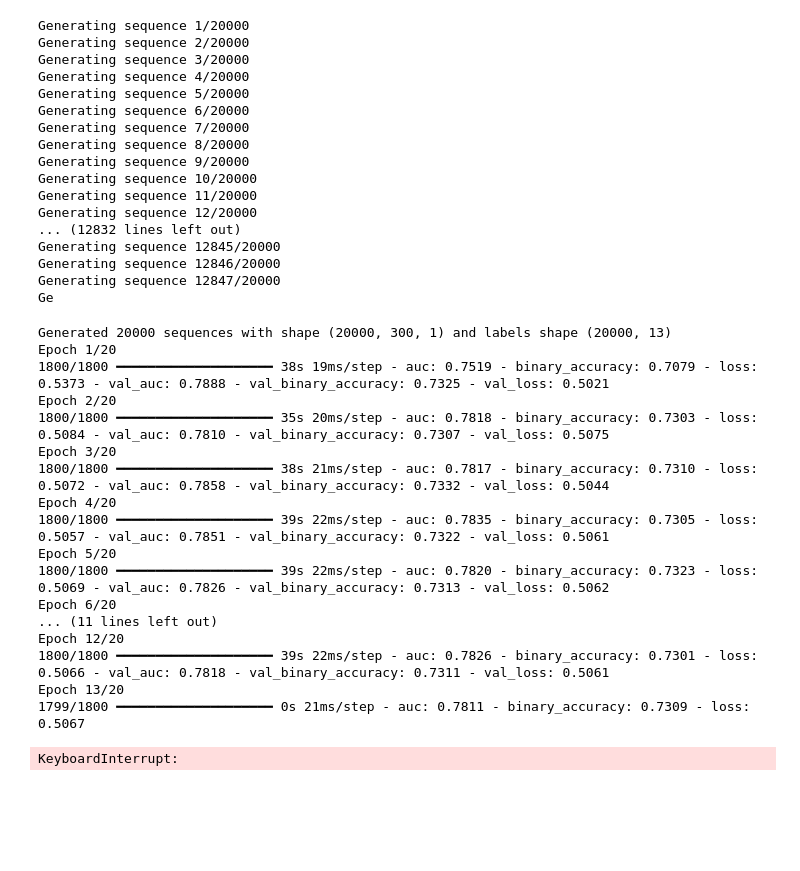
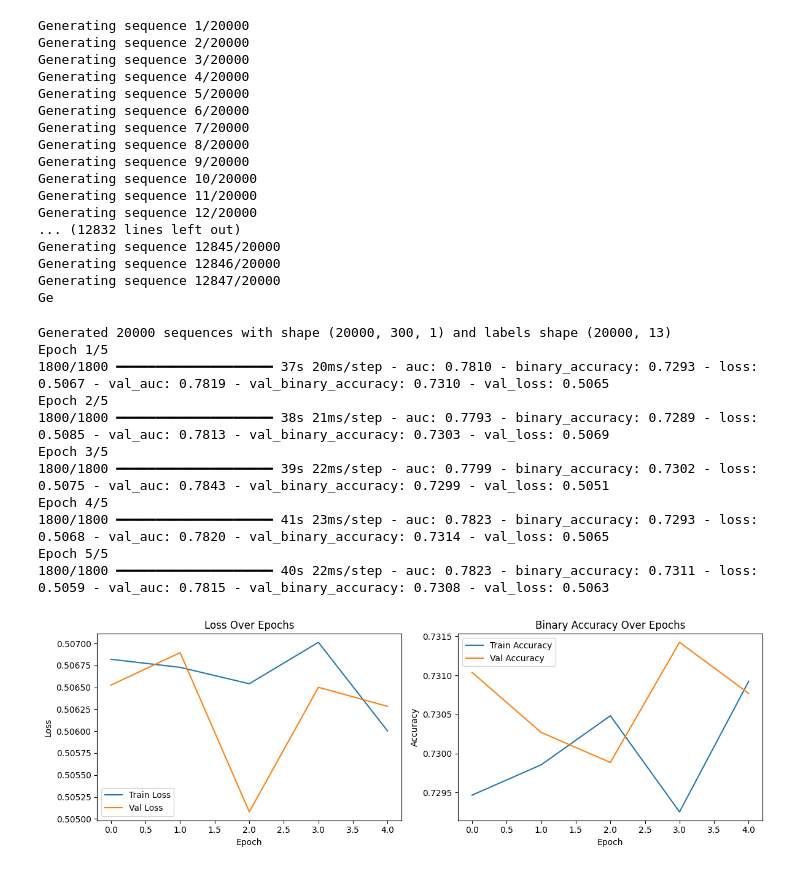
Before and after one commit to Prince5867/NILM_Project, a Jupyter notebook: Model/CNN/tf CNN model.ipynb, the cells around one changed output. Saved outputs shown, nothing was run; the diff lists cells and outputs as text; code cells hidden in the pictures; blank space fills up the shorter version.

Commit message:
added result visualization

```diff
--- a/Model/CNN/tf CNN model.ipynb
+++ b/Model/CNN/tf CNN model.ipynb
@@ -661,23 +661,42 @@ Generating sequence 12847/20000
 Ge
 # %%
 print(f"Generated {len(X)} sequences with shape {X.shape} and labels shape {Y.shape}")
-seq2point_model.fit(X, Y, epochs=20, batch_size=10, validation_split=0.1)
+history = seq2point_model.fit(X, Y, epochs=5, batch_size=10, validation_split=0.1)
 # %% [output]
 Generated 20000 sequences with shape (20000, 300, 1) and labels shape (20000, 13)
-Epoch 1/20
-1800/1800 ━━━━━━━━━━━━━━━━━━━━ 38s 19ms/step - auc: 0.7519 - binary_accuracy: 0.7079 - loss: 0.5373 - val_auc: 0.7888 - val_binary_accuracy: 0.7325 - val_loss: 0.5021
-Epoch 2/20
-1800/1800 ━━━━━━━━━━━━━━━━━━━━ 35s 20ms/step - auc: 0.7818 - binary_accuracy: 0.7303 - loss: 0.5084 - val_auc: 0.7810 - val_binary_accuracy: 0.7307 - val_loss: 0.5075
-Epoch 3/20
-1800/1800 ━━━━━━━━━━━━━━━━━━━━ 38s 21ms/step - auc: 0.7817 - binary_accuracy: 0.7310 - loss: 0.5072 - val_auc: 0.7858 - val_binary_accuracy: 0.7332 - val_loss: 0.5044
-Epoch 4/20
-1800/1800 ━━━━━━━━━━━━━━━━━━━━ 39s 22ms/step - auc: 0.7835 - binary_accuracy: 0.7305 - loss: 0.5057 - val_auc: 0.7851 - val_binary_accuracy: 0.7322 - val_loss: 0.5061
-Epoch 5/20
-1800/1800 ━━━━━━━━━━━━━━━━━━━━ 39s 22ms/step - auc: 0.7820 - binary_accuracy: 0.7323 - loss: 0.5069 - val_auc: 0.7826 - val_binary_accuracy: 0.7313 - val_loss: 0.5062
-Epoch 6/20
-... (11 lines left out)
-Epoch 12/20
-1800/1800 ━━━━━━━━━━━━━━━━━━━━ 39s 22ms/step - auc: 0.7826 - binary_accuracy: 0.7301 - loss: 0.5066 - val_auc: 0.7818 - val_binary_accuracy: 0.7311 - val_loss: 0.5061
-Epoch 13/20
-1799/1800 ━━━━━━━━━━━━━━━━━━━━ 0s 21ms/step - auc: 0.7811 - binary_accuracy: 0.7309 - loss: 0.5067
+Epoch 1/5
+1800/1800 ━━━━━━━━━━━━━━━━━━━━ 37s 20ms/step - auc: 0.7810 - binary_accuracy: 0.7293 - loss: 0.5067 - val_auc: 0.7819 - val_binary_accuracy: 0.7310 - val_loss: 0.5065
+Epoch 2/5
+1800/1800 ━━━━━━━━━━━━━━━━━━━━ 38s 21ms/step - auc: 0.7793 - binary_accuracy: 0.7289 - loss: 0.5085 - val_auc: 0.7813 - val_binary_accuracy: 0.7303 - val_loss: 0.5069
+Epoch 3/5
+1800/1800 ━━━━━━━━━━━━━━━━━━━━ 39s 22ms/step - auc: 0.7799 - binary_accuracy: 0.7302 - loss: 0.5075 - val_auc: 0.7843 - val_binary_accuracy: 0.7299 - val_loss: 0.5051
+Epoch 4/5
+1800/1800 ━━━━━━━━━━━━━━━━━━━━ 41s 23ms/step - auc: 0.7823 - binary_accuracy: 0.7293 - loss: 0.5068 - val_auc: 0.7820 - val_binary_accuracy: 0.7314 - val_loss: 0.5065
+Epoch 5/5
+1800/1800 ━━━━━━━━━━━━━━━━━━━━ 40s 22ms/step - auc: 0.7823 - binary_accuracy: 0.7311 - loss: 0.5059 - val_auc: 0.7815 - val_binary_accuracy: 0.7308 - val_loss: 0.5063
-KeyboardInterrupt:
+# %%
+import matplotlib.pyplot as plt
+
+# Plot training & validation loss
+plt.figure(figsize=(12, 4))
+plt.subplot(1, 2, 1)
+plt.plot(history.history['loss'], label='Train Loss')
+plt.plot(history.history['val_loss'], label='Val Loss')
+plt.title('Loss Over Epochs')
+plt.xlabel('Epoch')
+plt.ylabel('Loss')
+plt.legend()
+
+# Plot training & validation accuracy
+plt.subplot(1, 2, 2)
+plt.plot(history.history['binary_accuracy'], label='Train Accuracy')
+plt.plot(history.history['val_binary_accuracy'], label='Val Accuracy')
+plt.title('Binary Accuracy Over Epochs')
+plt.xlabel('Epoch')
+plt.ylabel('Accuracy')
+plt.legend()
+
+plt.tight_layout()
+plt.show()
+# %% [output]
+[figure, added]
```
Also changed, not shown: parts of 1 cell of this notebook.
